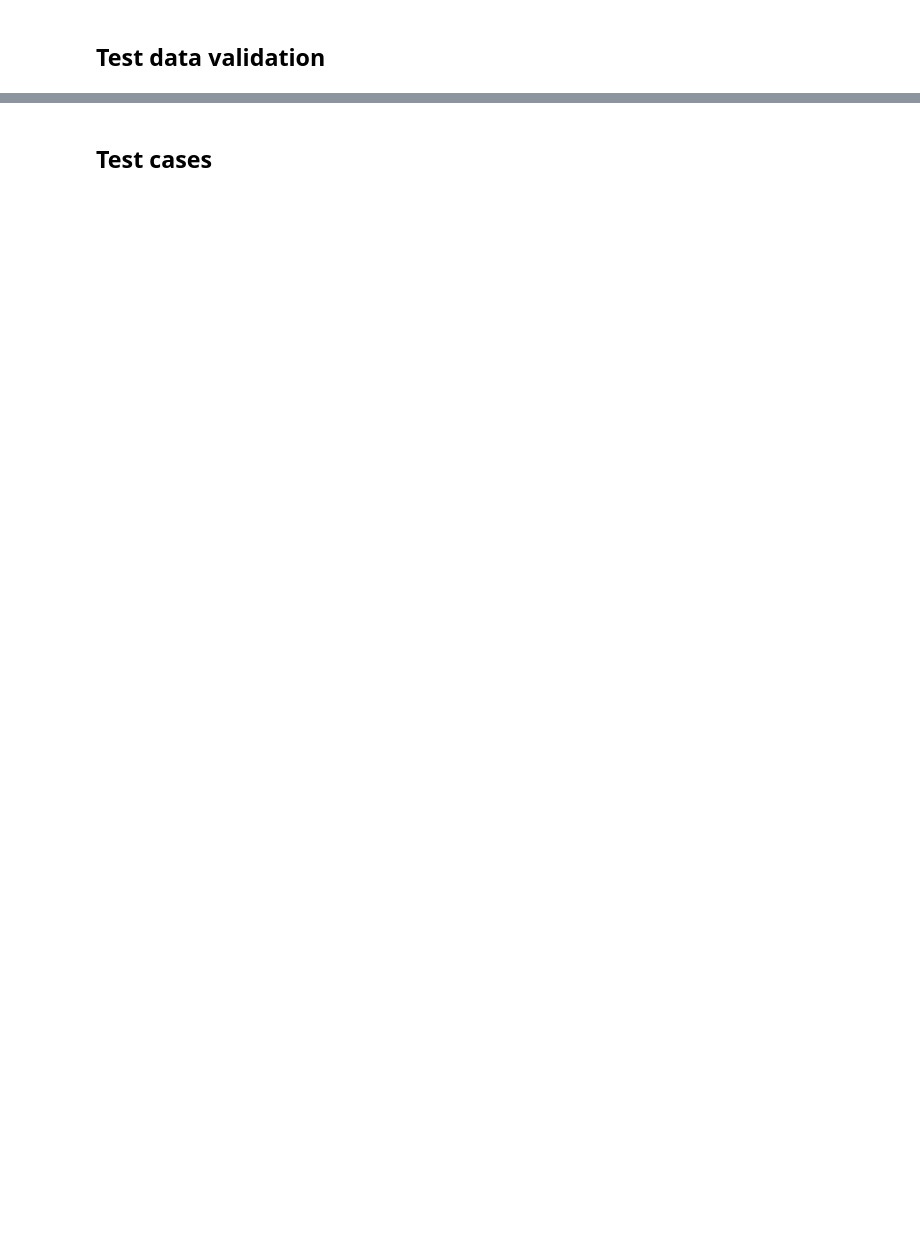
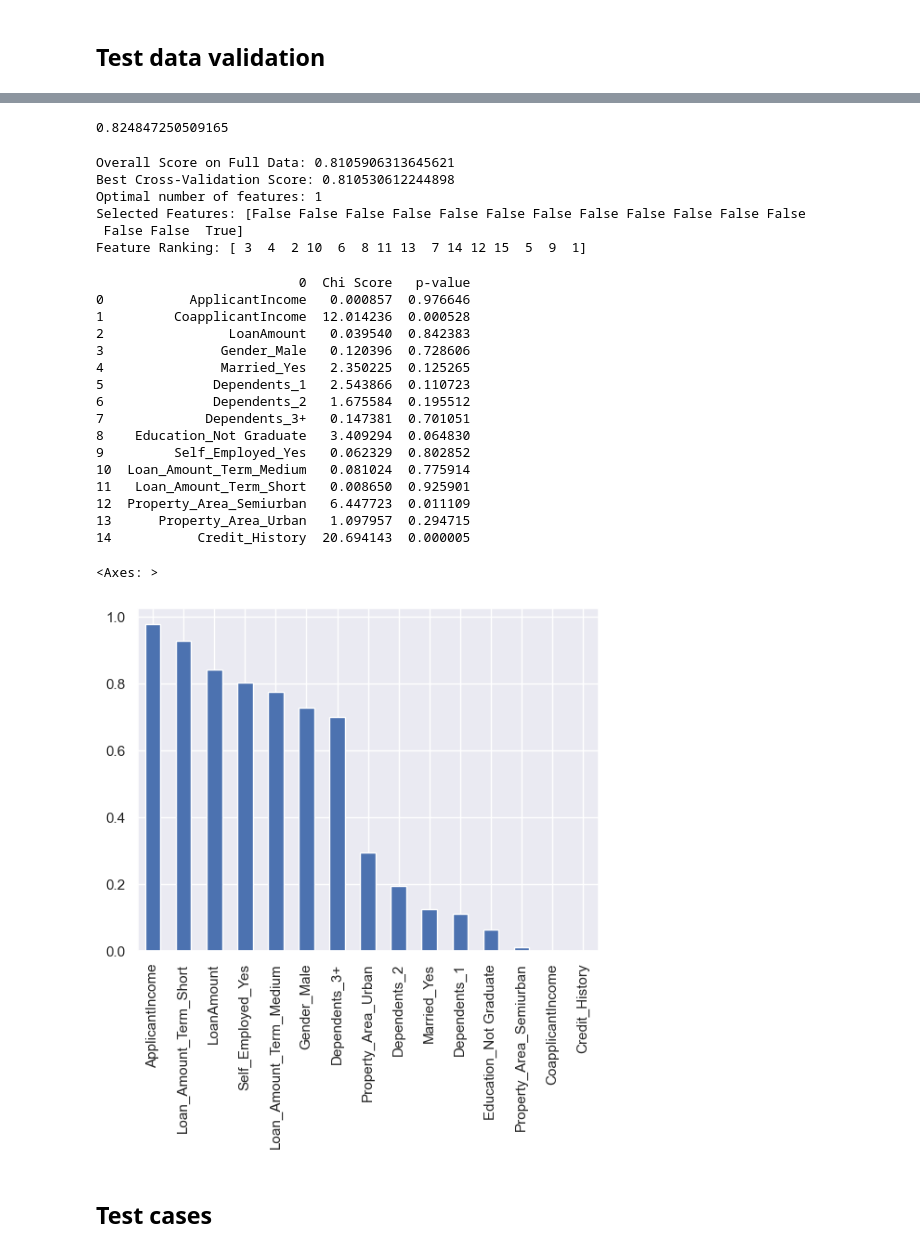
Before and after one commit to EdwinVivek/loan-eligibility-prediction, a Jupyter notebook: loan_eligibility_prediction.ipynb, the cells around one changed output, grey strips where cells are left out. Saved outputs shown, nothing was run; the diff lists cells and outputs as text; code cells hidden in the pictures; blank space fills up the shorter version.

Commit message:
added unsupervised models

```diff
--- a/loan_eligibility_prediction.ipynb
+++ b/loan_eligibility_prediction.ipynb
@@ -1412,14 +1373,57 @@ rfe_df
+# %%
+rfe.score(X_train, y_train.values.ravel())
+# %% [output]
+0.824847250509165
+# %%
+rfe_crossval = RFECV(rf_model, cv=5, scoring='accuracy')
+rfe_crossval.fit(X_train, y_train.values.ravel())
+
+overall_score = rfe_crossval.score(X_train, y_train.values.ravel())
+print("Overall Score on Full Data:", overall_score)
+
+best_score = max(rfe_crossval.cv_results_['mean_test_score'])
+print("Best Cross-Validation Score:", best_score)
+
+print(f"Optimal number of features: {rfe_crossval.n_features_}")
+print(f"Selected Features: {rfe_crossval.support_}")
+print(f"Feature Ranking: {rfe_crossval.ranking_}")
+# %% [output]
+Overall Score on Full Data: 0.8105906313645621
+Best Cross-Validation Score: 0.810530612244898
+Optimal number of features: 1
+Selected Features: [False False False False False False False False False False False False
+ False False  True]
+Feature Ranking: [ 3  4  2 10  6  8 11 13  7 14 12 15  5  9  1]
 # %%
 #chi square test for feature independence
 from sklearn.feature_selection import chi2
-chi_scores  = chi2(x_train, y_train)
-chi_table = pd.DataFrame(x_train.columns)
+chi_scores  = chi2(X_train, y_train)
+chi_table = pd.DataFrame(X_train.columns)
 chi_table['Chi Score'] = chi_scores[0]
 chi_table['p-value'] = chi_scores[1]
 print(chi_table)
-p_values = pd.Series(chi_scores[1], index = x_train.columns)
+p_values = pd.Series(chi_scores[1], index = X_train.columns)
 p_values.sort_values(ascending = False , inplace = True)
 p_values.plot.bar()
+# %% [output]
+                          0  Chi Score   p-value
+0           ApplicantIncome   0.000857  0.976646
+1         CoapplicantIncome  12.014236  0.000528
+2                LoanAmount   0.039540  0.842383
+3               Gender_Male   0.120396  0.728606
+4               Married_Yes   2.350225  0.125265
+5              Dependents_1   2.543866  0.110723
+6              Dependents_2   1.675584  0.195512
+7             Dependents_3+   0.147381  0.701051
+8    Education_Not Graduate   3.409294  0.064830
+9         Self_Employed_Yes   0.062329  0.802852
+10  Loan_Amount_Term_Medium   0.081024  0.775914
+11   Loan_Amount_Term_Short   0.008650  0.925901
+12  Property_Area_Semiurban   6.447723  0.011109
+13      Property_Area_Urban   1.097957  0.294715
+14           Credit_History  20.694143  0.000005
+<Axes: >
+[figure, added]
 # %% [markdown]
 ## Test cases
 # %%
```
Also changed, not shown: parts of 25 cells of this notebook, 1 other file.
